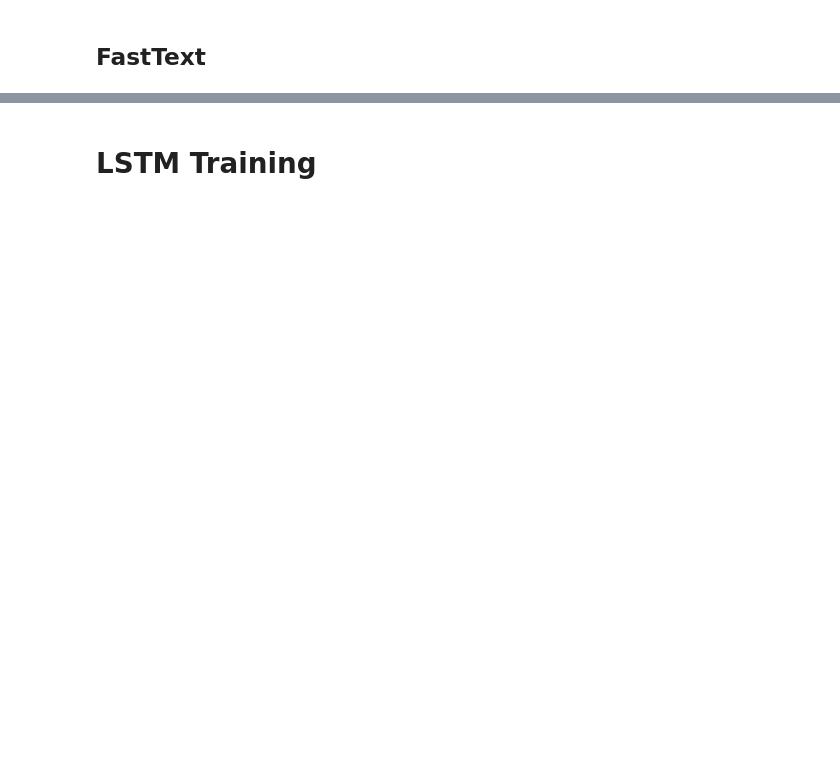
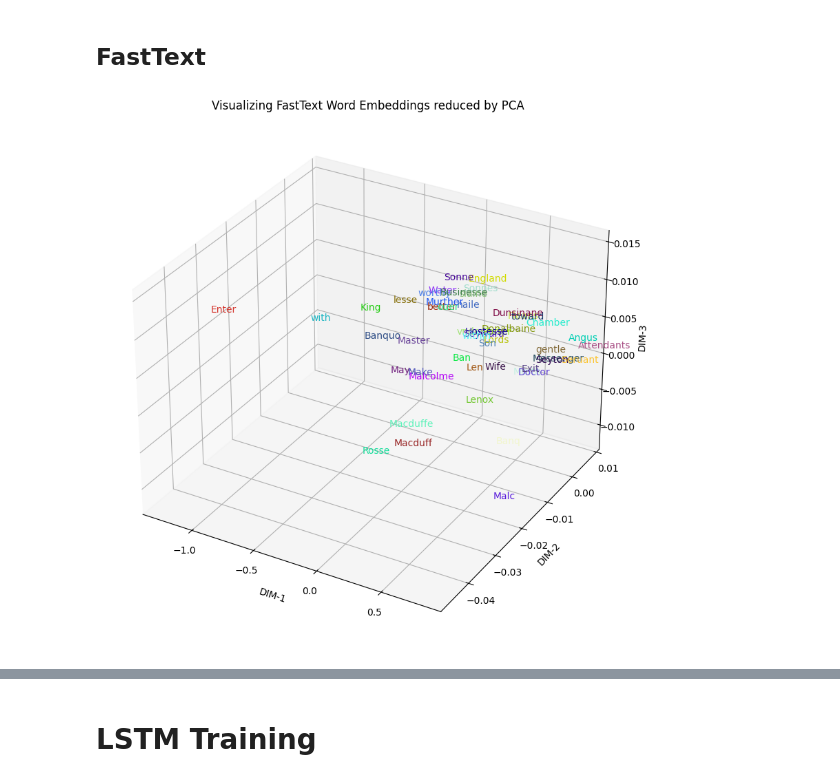
Before and after one commit to lanzhiwang/PacktPublishing-Mastering-Transformers, a Jupyter notebook: CH01/CH01_Introduction.ipynb, the cells around one changed output, grey strips where cells are left out. Cells and saved outputs as stored; diff of their text form; code cells hidden in the pictures; blank space fills up the shorter version.

```diff
--- a/CH01/CH01_Introduction.ipynb
+++ b/CH01/CH01_Introduction.ipynb
@@ -147,22 +249,25 @@ plotWords3D(words3d, words, "Visualizing Word2Vec Word Embeddings using PCA")
 # %%
 from gensim.models import FastText
 
+# help(FastText)
 model = FastText(
     sentences=macbeth,
-    size=100,
+    vector_size=100,
     window=5,
     min_count=5,
     workers=4,
-    iter=10,
-    word_ngrams=3,
+    epochs=10,
+    word_ngrams=1,
 )
 # min_n: min length of char ngrams (Default 3)
 # max_n: max length of char ngrams (Default 6)
 
 np.random.seed(42)
 words = [w[0] for w in model.wv.similar_by_word("Macbeth", 50)]
 words3d = PCA(n_components=3, random_state=42).fit_transform(model.wv[words])
 plotWords3D(words3d, words, "Visualizing FastText Word Embeddings reduced by PCA")
+# %% [output]
+[figure, added]
 # %%
 ## Glove
 # %%
```
Also changed, not shown: parts of 30 cells of this notebook, 20 other files.
